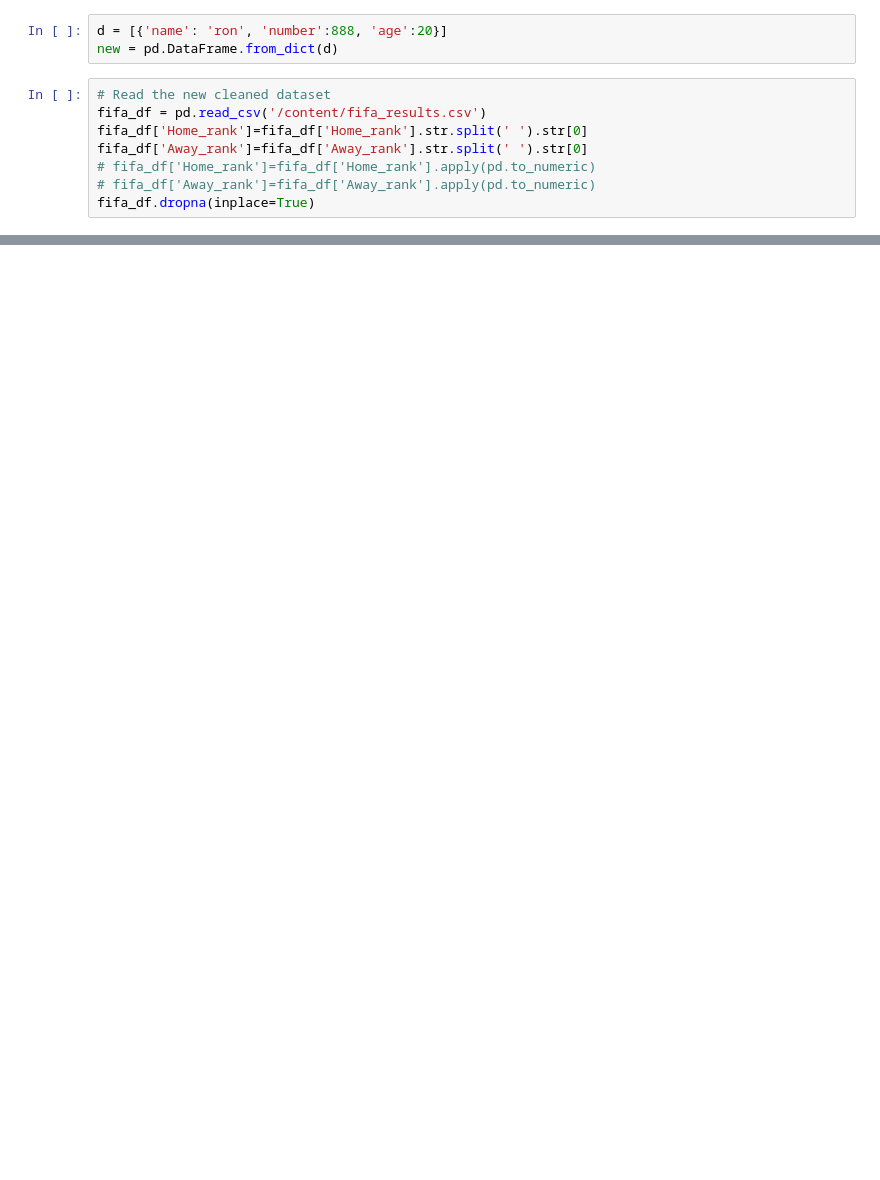
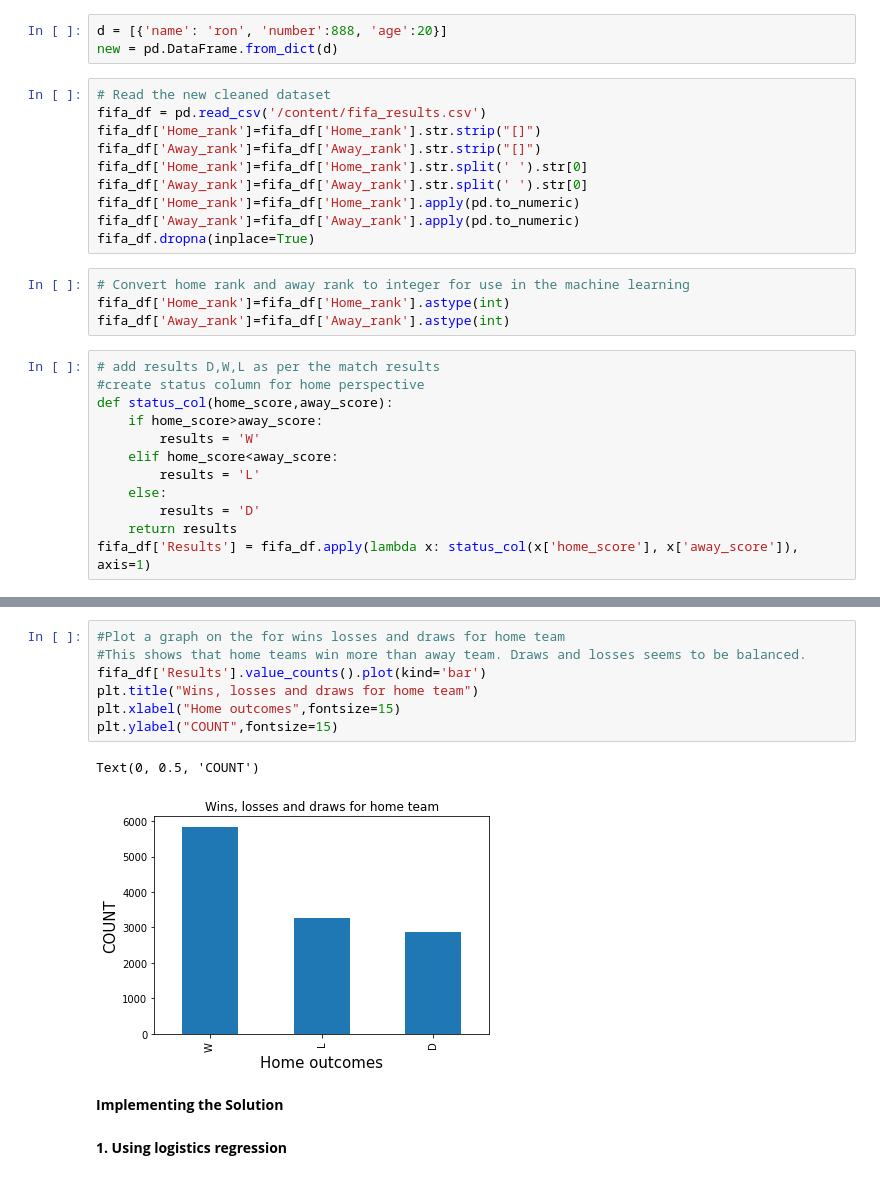
Before and after one commit to kipsangchepesa/Core12_moduleII-IP, a Jupyter notebook: Moringa_Data_Science_core12_ModuleII_W1_Independent_Project_2021_11_Kipsang_Nicholas_Machine_Learning.ipynb, the cells around one changed output, grey strips where cells are left out. Saved outputs shown, nothing was run; the diff lists cells and outputs as text; blank space fills up the shorter version.

```diff
--- a/Moringa_Data_Science_core12_ModuleII_W1_Independent_Project_2021_11_Kipsang_Nicholas_Machine_Learning.ipynb
+++ b/Moringa_Data_Science_core12_ModuleII_W1_Independent_Project_2021_11_Kipsang_Nicholas_Machine_Learning.ipynb
@@ -318,8 +309,26 @@ new = pd.DataFrame.from_dict(d)
 # %%
 # Read the new cleaned dataset
 fifa_df = pd.read_csv('/content/fifa_results.csv')
+fifa_df['Home_rank']=fifa_df['Home_rank'].str.strip("[]")
+fifa_df['Away_rank']=fifa_df['Away_rank'].str.strip("[]")
 fifa_df['Home_rank']=fifa_df['Home_rank'].str.split(' ').str[0]
 fifa_df['Away_rank']=fifa_df['Away_rank'].str.split(' ').str[0]
-# fifa_df['Home_rank']=fifa_df['Home_rank'].apply(pd.to_numeric)
-# fifa_df['Away_rank']=fifa_df['Away_rank'].apply(pd.to_numeric)
+fifa_df['Home_rank']=fifa_df['Home_rank'].apply(pd.to_numeric)
+fifa_df['Away_rank']=fifa_df['Away_rank'].apply(pd.to_numeric)
 fifa_df.dropna(inplace=True)
+# %%
+# Convert home rank and away rank to integer for use in the machine learning
+fifa_df['Home_rank']=fifa_df['Home_rank'].astype(int)
+fifa_df['Away_rank']=fifa_df['Away_rank'].astype(int)
+# %%
+# add results D,W,L as per the match results
+#create status column for home perspective
+def status_col(home_score,away_score):
+    if home_score>away_score:
+        results = 'W'
+    elif home_score<away_score:
+        results = 'L'
+    else:
+        results = 'D'
+    return results
+fifa_df['Results'] = fifa_df.apply(lambda x: status_col(x['home_score'], x['away_score']), axis=1)
@@ -325,0 +379,14 @@ fifa_df.dropna(inplace=True)
+# %%
+#Plot a graph on the for wins losses and draws for home team
+#This shows that home teams win more than away team. Draws and losses seems to be balanced.
+fifa_df['Results'].value_counts().plot(kind='bar')
+plt.title("Wins, losses and draws for home team")
+plt.xlabel("Home outcomes",fontsize=15)
+plt.ylabel("COUNT",fontsize=15)
+# %% [output]
+Text(0, 0.5, 'COUNT')
+[figure, added]
+# %% [markdown]
+**Implementing the Solution**
+# %% [markdown]
+**1. Using logistics regression**
```
Also changed, not shown: parts of 26 cells of this notebook.
